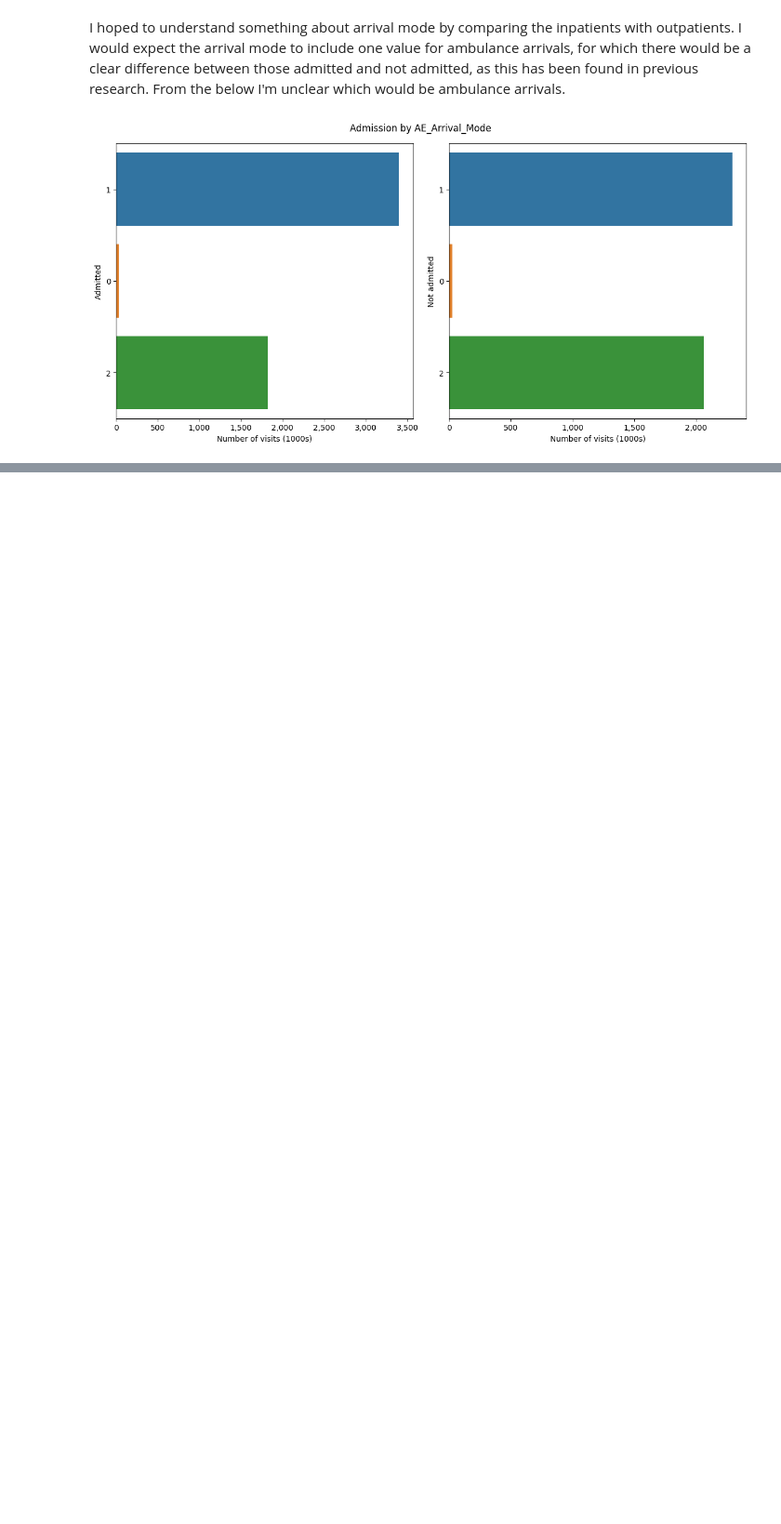
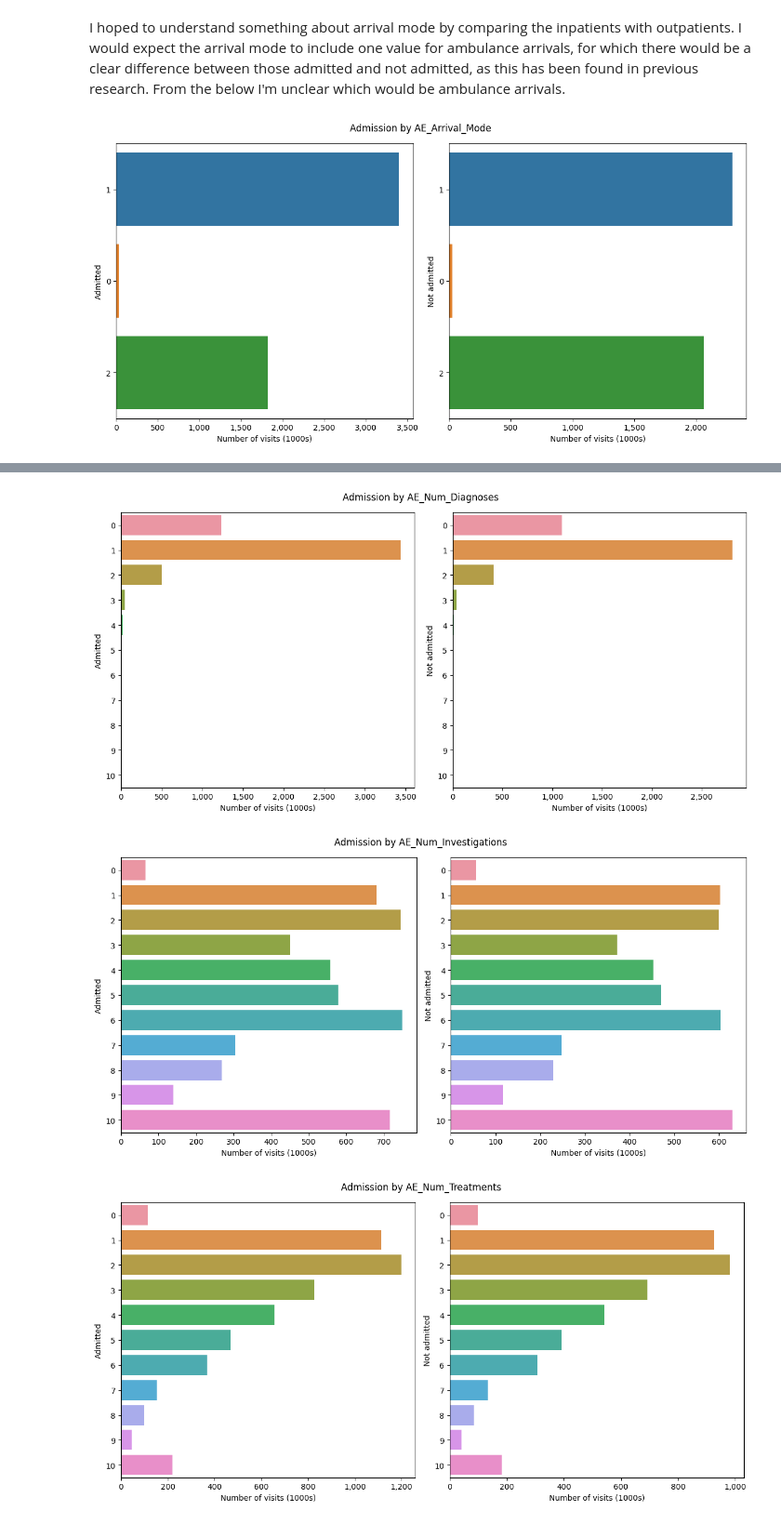
Before and after one commit to zmek/synthetic-clinical-notes, a Jupyter notebook: notebooks/explore-nhse-ae-data.ipynb, the cells around one changed output, grey strips where cells are left out. Shown: that part at 93% size. Drawn from its saved outputs; the diff is of its cells as text; code cells hidden in the pictures; blank space fills up the shorter version.

```diff
--- a/notebooks/explore-nhse-ae-data.ipynb
+++ b/notebooks/explore-nhse-ae-data.ipynb
@@ -221,0 +256,8 @@ plot_by_inpatient(ed, 'AE_Arrival_Mode')
+# %%
+plot_by_inpatient(ed, 'AE_Num_Diagnoses', ordered = False)
+plot_by_inpatient(ed, 'AE_Num_Investigations', ordered = False)
+plot_by_inpatient(ed, 'AE_Num_Treatments', ordered = False)
+# %% [output]
+[figure, added]
+[figure, added]
+[figure, added]
```
Also changed, not shown: parts of 8 cells of this notebook, 5 other files.
